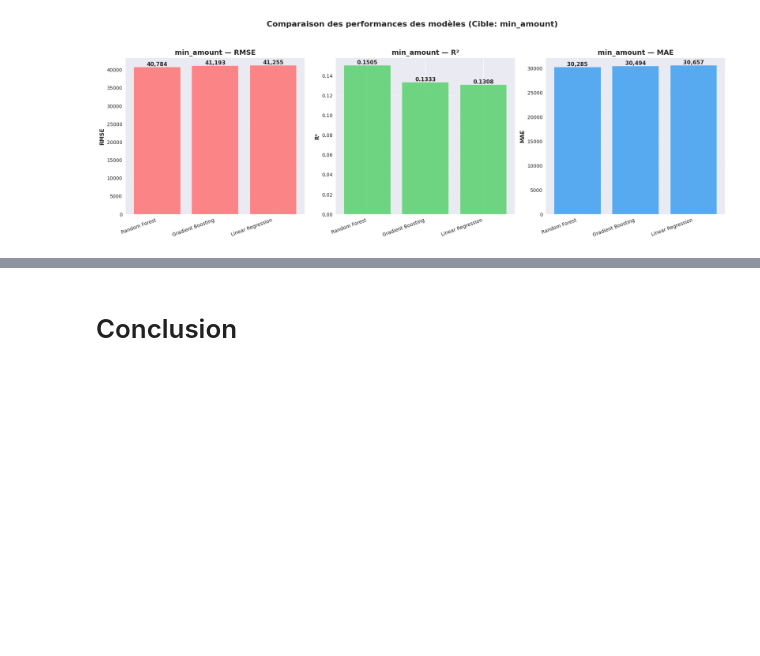
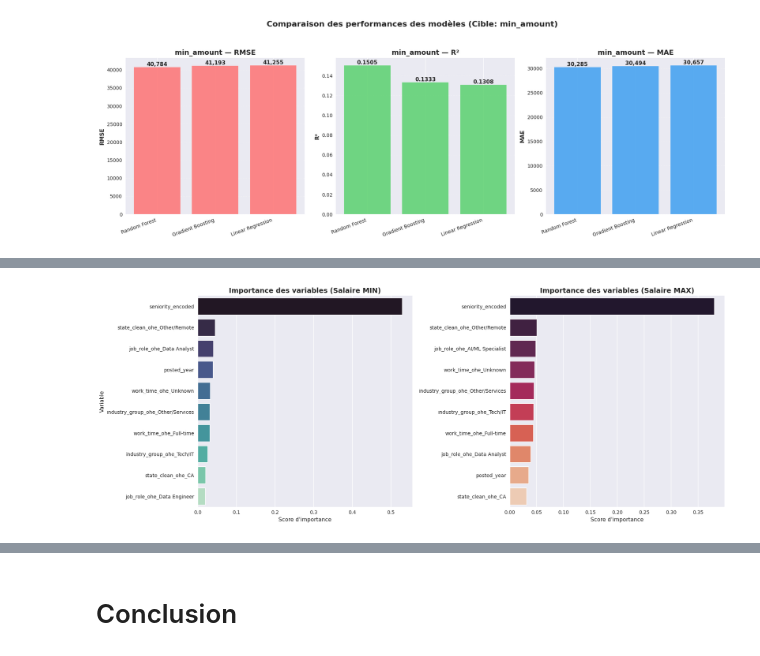
Before and after one commit to amijen/big-data-pyspark, a Jupyter notebook: modeling_ML/salary_predictor.ipynb, the cells around one changed output, grey strips where cells are left out. Drawn from its saved outputs; the diff is of its cells as text; code cells hidden in the pictures; blank space fills up the shorter version.

```diff
--- a/modeling_ML/salary_predictor.ipynb
+++ b/modeling_ML/salary_predictor.ipynb
@@ -1226,3 +1229,40 @@ plt.savefig(f'comparison_{target_to_plot}.png', dpi=150, bbox_inches='tight')
 plt.show()
 # %% [output]
 [figure]
+# %%
+
+# 1. Préparation des données et des noms de colonnes
+rf_base = models["Random Forest"]
+attrs = [attr["name"] for attr in train_data.schema["features"].metadata["ml_attr"]["attrs"]["binary"] +
+         train_data.schema["features"].metadata["ml_attr"]["attrs"]["numeric"]]
+
+# --- CALCUL POUR MIN_AMOUNT ---
+rf_base.setLabelCol("min_amount")
+model_min = rf_base.fit(train_data)
+imp_min = model_min.stages[-1].featureImportances.toArray() if hasattr(model_min, "stages") else model_min.featureImportances.toArray()
+df_min = pd.DataFrame(list(zip(attrs, imp_min)), columns=["Variable", "Importance"]).sort_values(by="Importance", ascending=False).head(10)
+
+# --- CALCUL POUR MAX_AMOUNT ---
+rf_base.setLabelCol("max_amount")
+model_max = rf_base.fit(train_data)
+imp_max = model_max.stages[-1].featureImportances.toArray() if hasattr(model_max, "stages") else model_max.featureImportances.toArray()
+df_max = pd.DataFrame(list(zip(attrs, imp_max)), columns=["Variable", "Importance"]).sort_values(by="Importance", ascending=False).head(10)
+
+# --- CRÉATION DE LA FIGURE  ---
+fig, (ax1, ax2) = plt.subplots(1, 2, figsize=(18, 7))
+sns.set_theme(style="whitegrid")
+
+# Graphique 1 : Salaire MIN
+sns.barplot(x="Importance", y="Variable", data=df_min, ax=ax1, palette="mako")
+ax1.set_title("Importance des variables (Salaire MIN)", fontsize=14, fontweight='bold')
+ax1.set_xlabel("Score d'importance")
+
+# Graphique 2 : Salaire MAX
+sns.barplot(x="Importance", y="Variable", data=df_max, ax=ax2, palette="rocket")
+ax2.set_title("Importance des variables (Salaire MAX)", fontsize=14, fontweight='bold')
+ax2.set_xlabel("Score d'importance")
+ax2.set_ylabel("") # On enlève le label Y pour gagner de la place
+
+plt.tight_layout()
+plt.show()
+# %% [output]
@@ -1229,3 +1286,4 @@ plt.show()
+[figure, added]
 # %%
 
 
```
Also changed, not shown: parts of 5 cells of this notebook.
